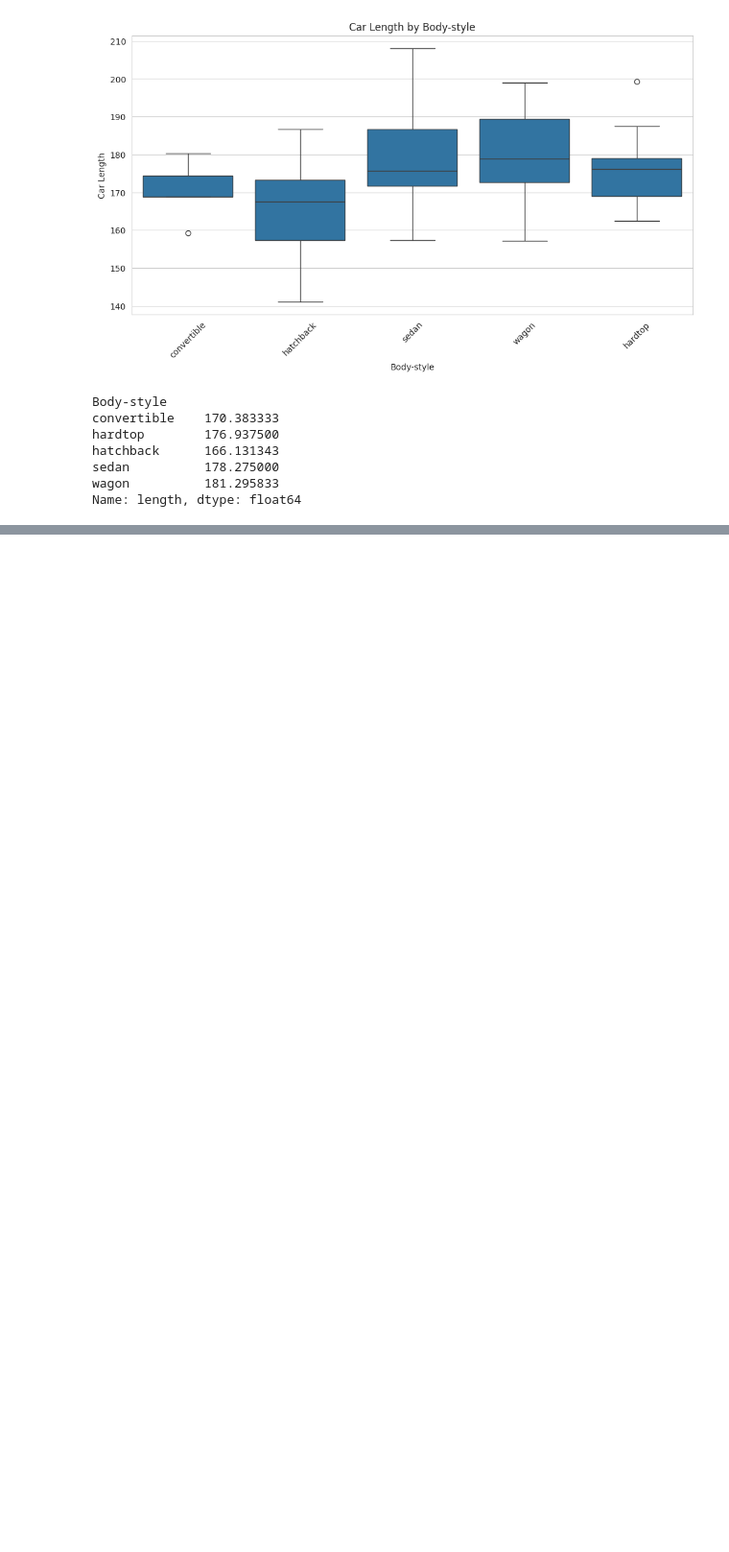
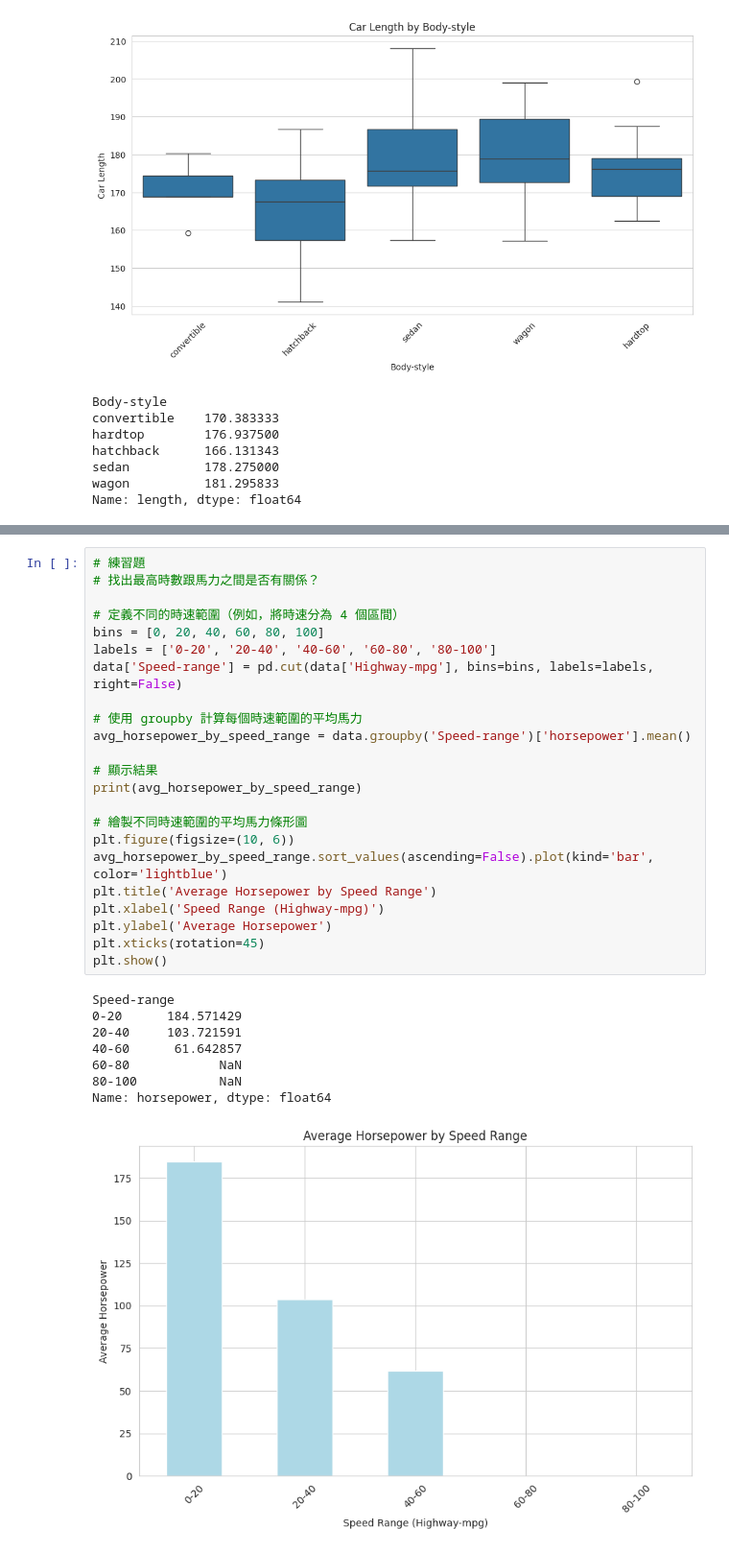
Before and after one commit to claireweng801006/data-analysis, a Jupyter notebook: 05_03_LAB_Automobile_19_翁敏喬.ipynb, the cells around one changed output, grey strips where cells are left out. Shown at 96% size. Drawn from its saved outputs; the diff is of its cells as text; blank space fills up the shorter version.

```diff
--- a/05_03_LAB_Automobile_19_翁敏喬.ipynb
+++ b/05_03_LAB_Automobile_19_翁敏喬.ipynb
@@ -708,0 +804,32 @@ Name: length, dtype: float64
+# %%
+# 練習題
+# 找出最高時數跟馬力之間是否有關係？
+
+# 定義不同的時速範圍（例如，將時速分為 4 個區間）
+bins = [0, 20, 40, 60, 80, 100]
+labels = ['0-20', '20-40', '40-60', '60-80', '80-100']
+data['Speed-range'] = pd.cut(data['Highway-mpg'], bins=bins, labels=labels, right=False)
+
+# 使用 groupby 計算每個時速範圍的平均馬力
+avg_horsepower_by_speed_range = data.groupby('Speed-range')['horsepower'].mean()
+
+# 顯示結果
+print(avg_horsepower_by_speed_range)
+
+# 繪製不同時速範圍的平均馬力條形圖
+plt.figure(figsize=(10, 6))
+avg_horsepower_by_speed_range.sort_values(ascending=False).plot(kind='bar', color='lightblue')
+plt.title('Average Horsepower by Speed Range')
+plt.xlabel('Speed Range (Highway-mpg)')
+plt.ylabel('Average Horsepower')
+plt.xticks(rotation=45)
+plt.show()
+# %% [output]
+Speed-range
+0-20      184.571429
+20-40     103.721591
+40-60      61.642857
+60-80            NaN
+80-100           NaN
+Name: horsepower, dtype: float64
+[figure, added]
```
Also changed, not shown: parts of 11 cells of this notebook.
